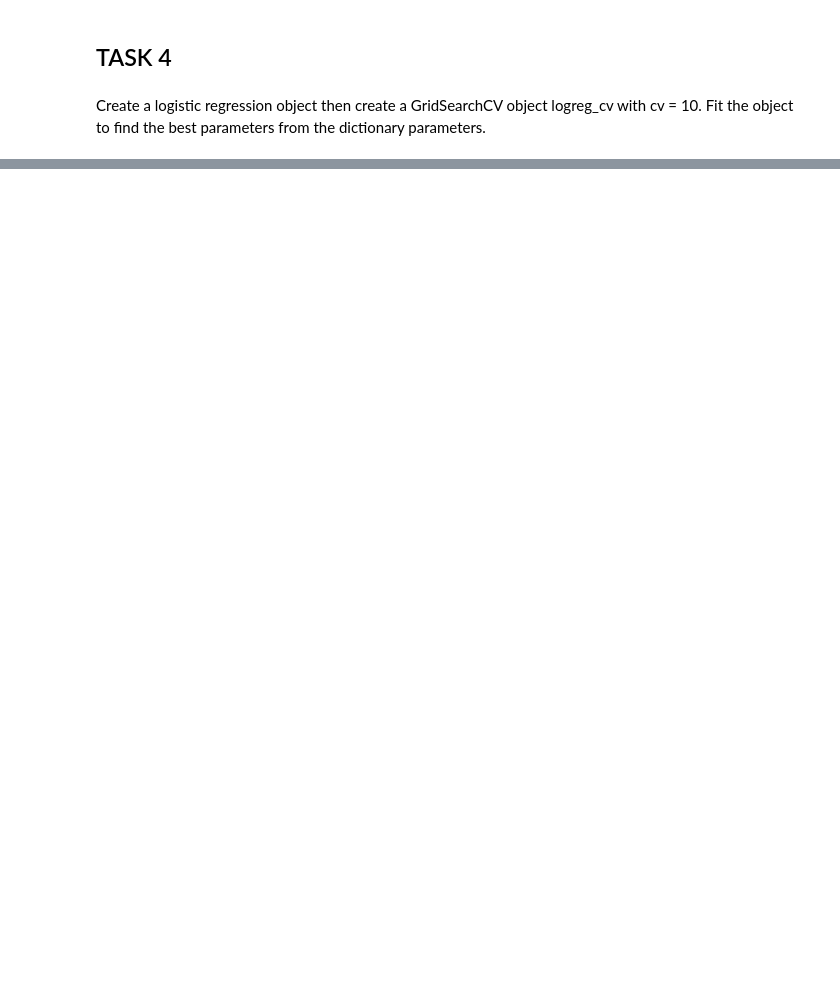
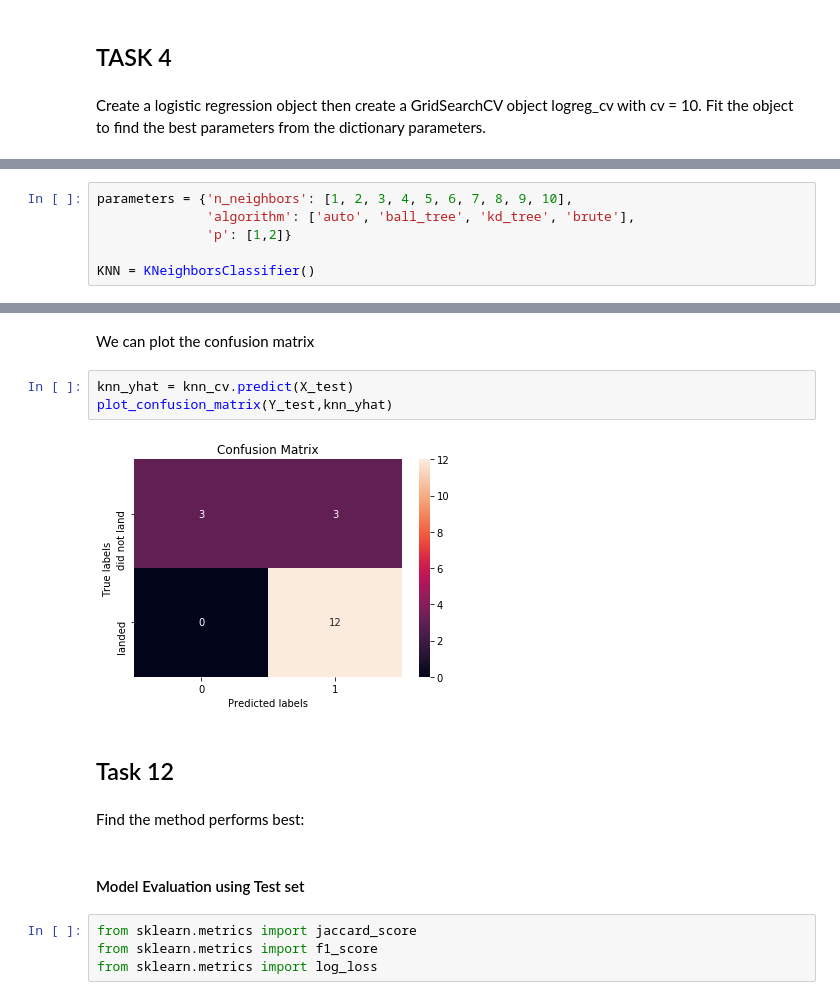
Before and after one commit to swarnaprony/Coursera_Capstone, a Jupyter notebook: SpaceYRocketLaunchCostPrediction/SpaceXFalcon9FirstStageLandingPrediction.ipynb, the cells around one changed output, grey strips where cells are left out. Cells and saved outputs as stored; diff of their text form; blank space fills up the shorter version.

```diff
--- a/SpaceYRocketLaunchCostPrediction/SpaceXFalcon9FirstStageLandingPrediction.ipynb
+++ b/SpaceYRocketLaunchCostPrediction/SpaceXFalcon9FirstStageLandingPrediction.ipynb
@@ -164,0 +318,6 @@ parameters ={'C':[0.01,0.1,1]}
+# %%
+parameters = {'n_neighbors': [1, 2, 3, 4, 5, 6, 7, 8, 9, 10],
+              'algorithm': ['auto', 'ball_tree', 'kd_tree', 'brute'],
+              'p': [1,2]}
+
+KNN = KNeighborsClassifier()
@@ -164,0 +347,17 @@ parameters ={'C':[0.01,0.1,1]}
+# %% [markdown]
+We can plot the confusion matrix
+# %%
+knn_yhat = knn_cv.predict(X_test)
+plot_confusion_matrix(Y_test,knn_yhat)
+# %% [output]
+[figure, added]
+# %% [markdown]
+## Task 12
+# %% [markdown]
+Find the method performs best:
+# %% [markdown]
+#### Model Evaluation using Test set
+# %%
+from sklearn.metrics import jaccard_score
+from sklearn.metrics import f1_score
+from sklearn.metrics import log_loss
```
Also changed, not shown: parts of 48 cells of this notebook, 2 other files.
